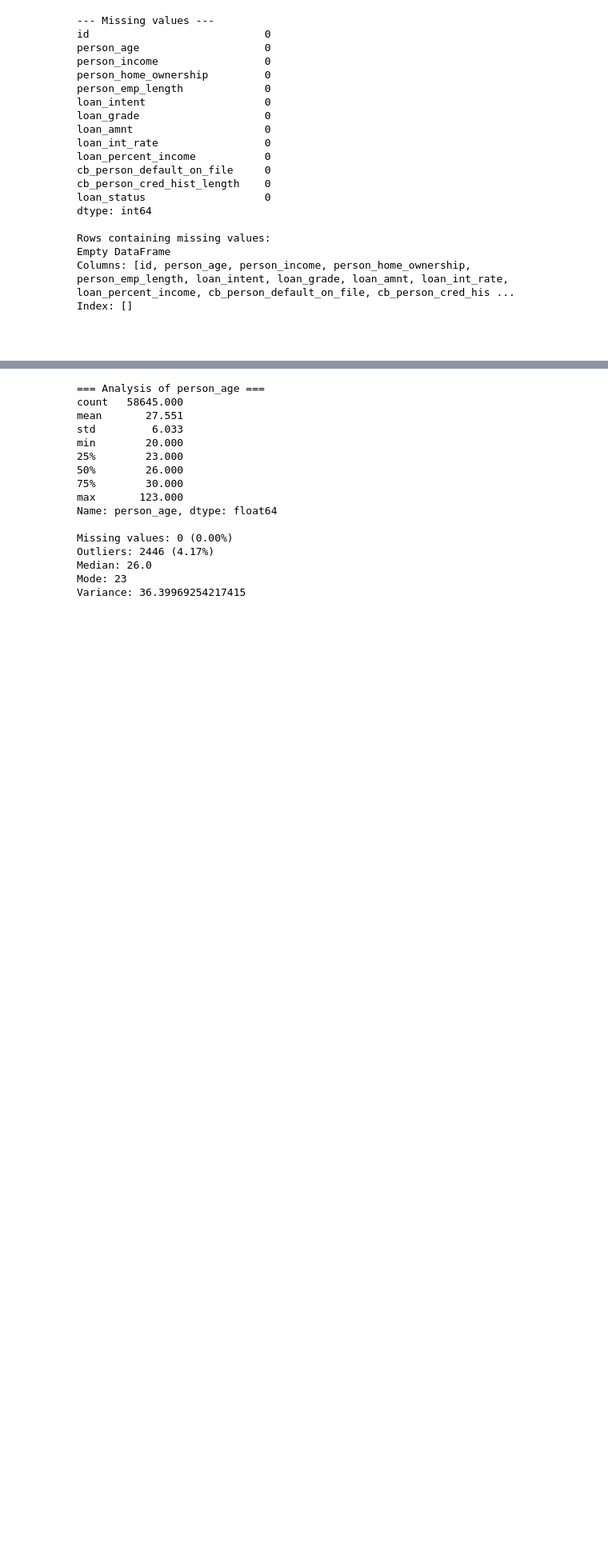
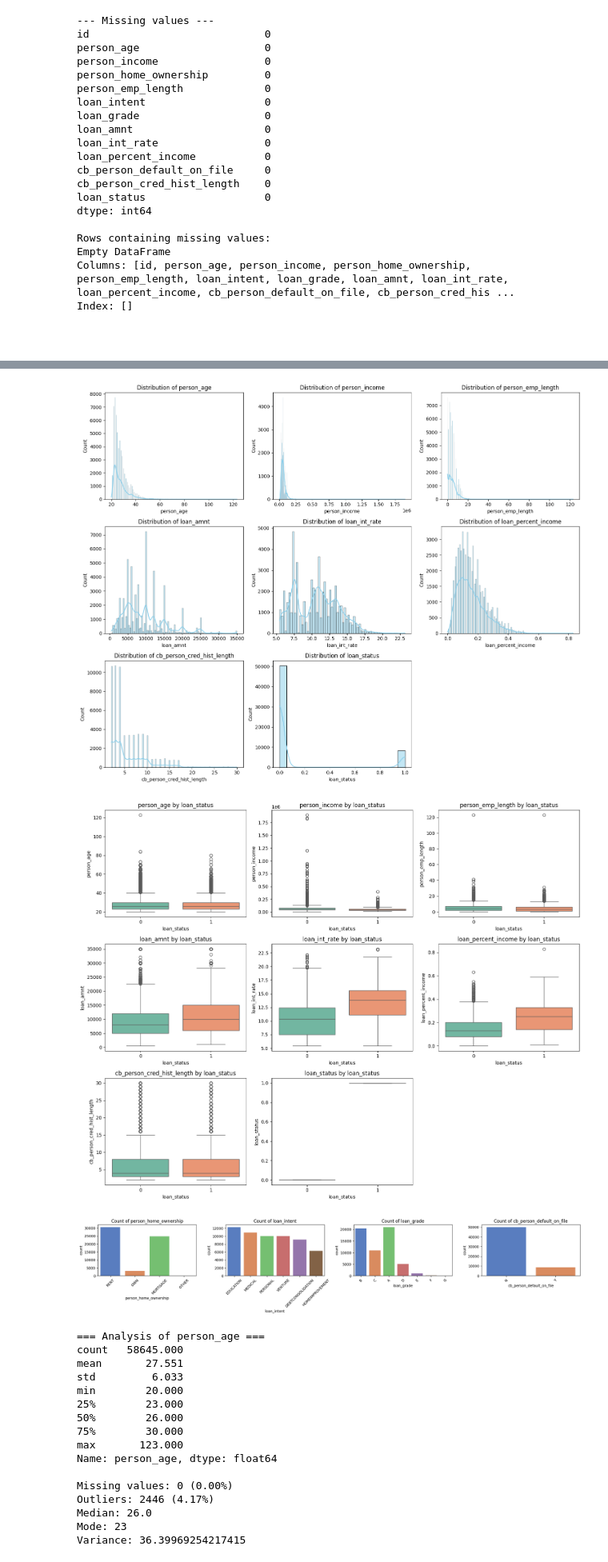
Before and after one commit to alexandre2004costa/IA_project2, a Jupyter notebook: main.ipynb, the cells around one changed output, grey strips where cells are left out. Shown at 80% size. Cells and saved outputs as stored; diff of their text form; code cells hidden in the pictures; blank space fills up the shorter version.

```diff
--- a/main.ipynb
+++ b/main.ipynb
@@ -122,3 +139,69 @@ Index: []
+# %%
+import pandas as pd
+import matplotlib.pyplot as plt
+import seaborn as sns
+
+def plot_numeric_columns(data, numeric_cols, cols_per_row=3):
+    rows = (len(numeric_cols) + cols_per_row - 1) // cols_per_row
+    fig, axes = plt.subplots(rows, cols_per_row, figsize=(5 * cols_per_row, 4 * rows))
+    axes = axes.flatten()
+
+    for i, col in enumerate(numeric_cols):
+        sns.histplot(data[col], kde=True, ax=axes[i], color='skyblue')
+        axes[i].set_title(f'Distribution of {col}')
+
+    for j in range(i + 1, len(axes)):
+        fig.delaxes(axes[j])
+
+    plt.tight_layout()
+    plt.show()
+
+
+def plot_numeric_boxplots(data, numeric_cols, target_col, cols_per_row=3):
+    rows = (len(numeric_cols) + cols_per_row - 1) // cols_per_row
+    fig, axes = plt.subplots(rows, cols_per_row, figsize=(5 * cols_per_row, 4 * rows))
+    axes = axes.flatten()
+
+    for i, col in enumerate(numeric_cols):
+        sns.boxplot(x=target_col, y=col, data=data, ax=axes[i], hue=target_col, palette='Set2', legend=False)
+        axes[i].set_title(f'{col} by {target_col}')
+
+    for j in range(i + 1, len(axes)):
+        fig.delaxes(axes[j])
+
+    plt.tight_layout()
+    plt.show()
+
+
+def plot_categorical_columns(data, categorical_cols, cols_per_row=4):
+    rows = (len(categorical_cols) + cols_per_row - 1) // cols_per_row
+    fig, axes = plt.subplots(rows, cols_per_row, figsize=(5 * cols_per_row, 4 * rows))
+    axes = axes.flatten()
+
+    for i, col in enumerate(categorical_cols):
+        sns.countplot(x=col, hue=col, data=data, ax=axes[i], palette='muted', legend=False)
+        axes[i].set_title(f'Count of {col}')
+        axes[i].tick_params(axis='x', rotation=45)
+
+    for j in range(i + 1, len(axes)):
+        fig.delaxes(axes[j])
+
+    plt.tight_layout()
+    plt.show()
+
+
+numeric_cols = data.select_dtypes(include=['int64', 'float64']).columns.tolist()
+numeric_cols.remove('id')  # Se não quiseres o 'id'
+categorical_cols = data.select_dtypes(include=['object']).columns.tolist()
+
+# Plots
+plot_numeric_columns(data, numeric_cols)
+plot_numeric_boxplots(data, numeric_cols, target_col='loan_status')
+plot_categorical_columns(data, categorical_cols)
+# %% [output]
+[figure, added]
+[figure, added]
+[figure, added]
 # %%
 pd.set_option('display.max_columns', None)
 pd.set_option('display.max_rows', None)
```
Also changed, not shown: parts of 2 cells of this notebook.
